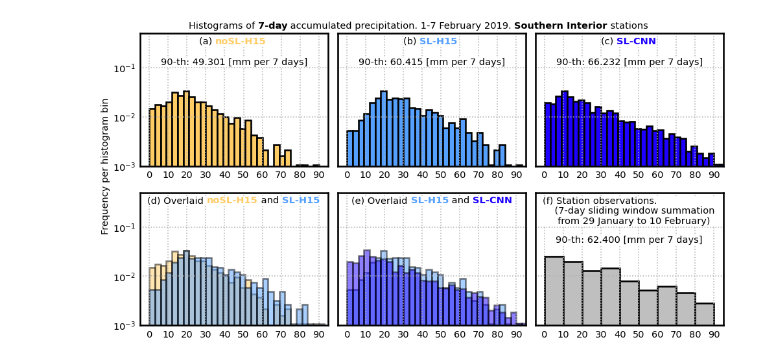
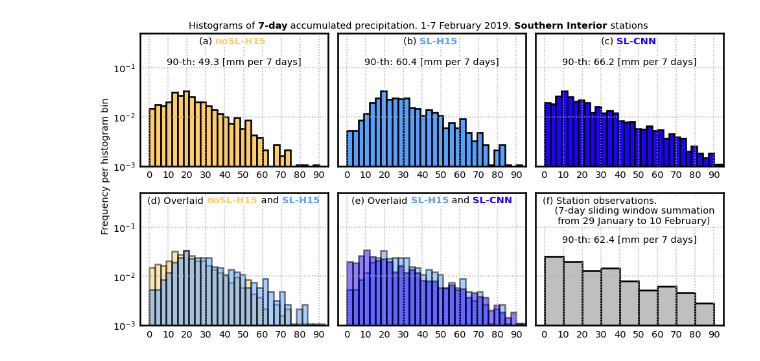
Before and after one commit to yingkaisha/rainbow, a Jupyter notebook: publish/PLOT_histogram_examples.ipynb, the cells around one changed output. Drawn from its saved outputs; the diff is of its cells as text; code cells hidden in the pictures.

Commit message:
update histgram text.

```diff
--- a/publish/PLOT_histogram_examples.ipynb
+++ b/publish/PLOT_histogram_examples.ipynb
@@ -145,33 +145,33 @@ for ax in AX1+AX2:
     ax.tick_params(labelbottom=True)
 
 ax11.tick_params(labelleft=True)
 ax21.tick_params(labelleft=True)
 ax11.set_ylabel('Frequency per histogram bin', y=0, fontsize=14)
 
 for i, key in enumerate(['base', 'sl', 'scnn']):
     temp = DATA[key]
     temp = temp[~np.isnan(DATA[key])]
     AX1[i].hist(temp, bins=hist_bins, **KW[key]);
-    handles.append(AX1[i].text(0.5, 0.815, '90-th: {:.3f} [mm per 7 days]'.format(np.percentile(temp, 90)),
+    handles.append(AX1[i].text(0.5, 0.815, '90-th: {:.1f} [mm per 7 days]'.format(np.percentile(temp, 90)),
                    va='top', ha='center', fontsize=14, transform=AX1[i].transAxes))
 
 AX2[0].hist(DATA['base'], bins=hist_bins, **KW['base'], alpha=0.5);
 AX2[0].hist(DATA['sl'], bins=hist_bins, **KW['sl'], alpha=0.5);
 
 AX2[1].hist(DATA['sl'], bins=hist_bins, **KW['sl'], alpha=0.5);
 AX2[1].hist(DATA['scnn'], bins=hist_bins, **KW['scnn'], alpha=0.5);
 
 temp = DATA['obs']
 temp = temp[~np.isnan(DATA['obs'])]
 AX2[2].hist(temp, bins=hist_bins_obs, **KW['obs']);
-handles.append(AX2[2].text(0.5, 0.675, '90-th: {:.3f} [mm per 7 days]'.format(np.percentile(temp, 90)),
+handles.append(AX2[2].text(0.5, 0.675, '90-th: {:.1f} [mm per 7 days]'.format(np.percentile(temp, 90)),
                    va='top', ha='center', fontsize=14, transform=AX2[2].transAxes))
 
 for handle in handles:
     handle.set_bbox(dict(facecolor='w', pad=0, edgecolor='none', zorder=6))
 
 if need_publish:
     # Save figure
     fig.savefig(fig_dir+'AnEn_BCH_accum_hist.png', format='png', **fig_keys)
 # %% [output]
-[figure, old version]
+[figure, new version]
```
